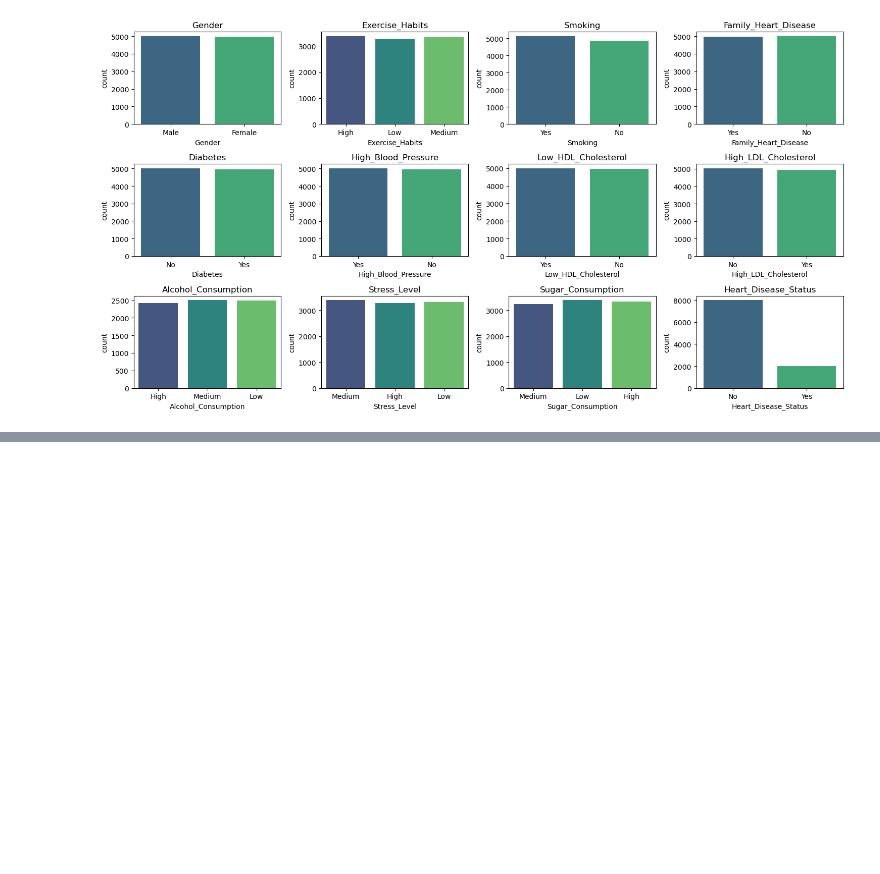
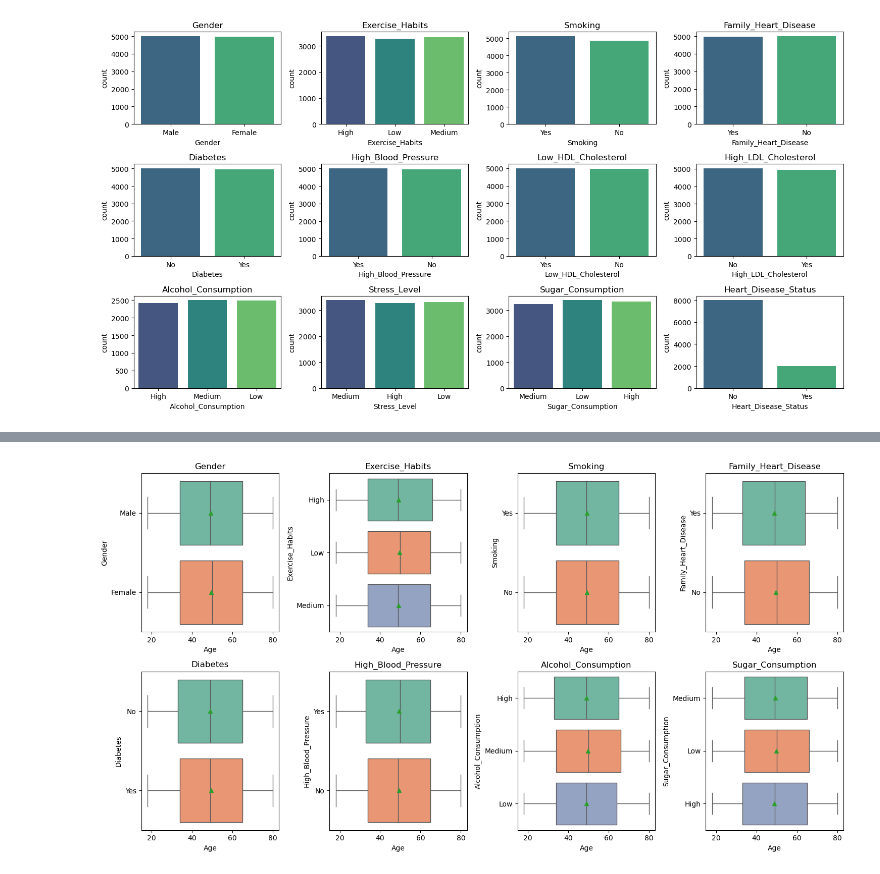
Before and after one commit to Aman-Baruwal/Heart-Disease-Prediction-System, a Jupyter notebook: process.ipynb, the cells around one changed output, grey strips where cells are left out. Saved outputs shown, nothing was run; the diff lists cells and outputs as text; code cells hidden in the pictures; blank space fills up the shorter version.

```diff
--- a/process.ipynb
+++ b/process.ipynb
@@ -164,0 +210,13 @@ plt.show()
+# %%
+box_age = ["Gender", "Exercise_Habits", "Smoking",'Family_Heart_Disease',
+       'Diabetes', 'High_Blood_Pressure', 'Alcohol_Consumption',
+       'Sugar_Consumption']
+fig, axes = plt.subplots(2,4, figsize=(15,8))
+axes = axes.flatten()
+for i, item in enumerate(box_age):
+    sns.boxplot(x= 'Age', palette='Set2',  data =df, ax = axes[i], y= item, showmeans = True)
+    axes[i].set_title(item)
+plt.tight_layout()
+plt.show()
+# %% [output]
+[figure, added]
```
Also changed, not shown: parts of 8 cells of this notebook.
